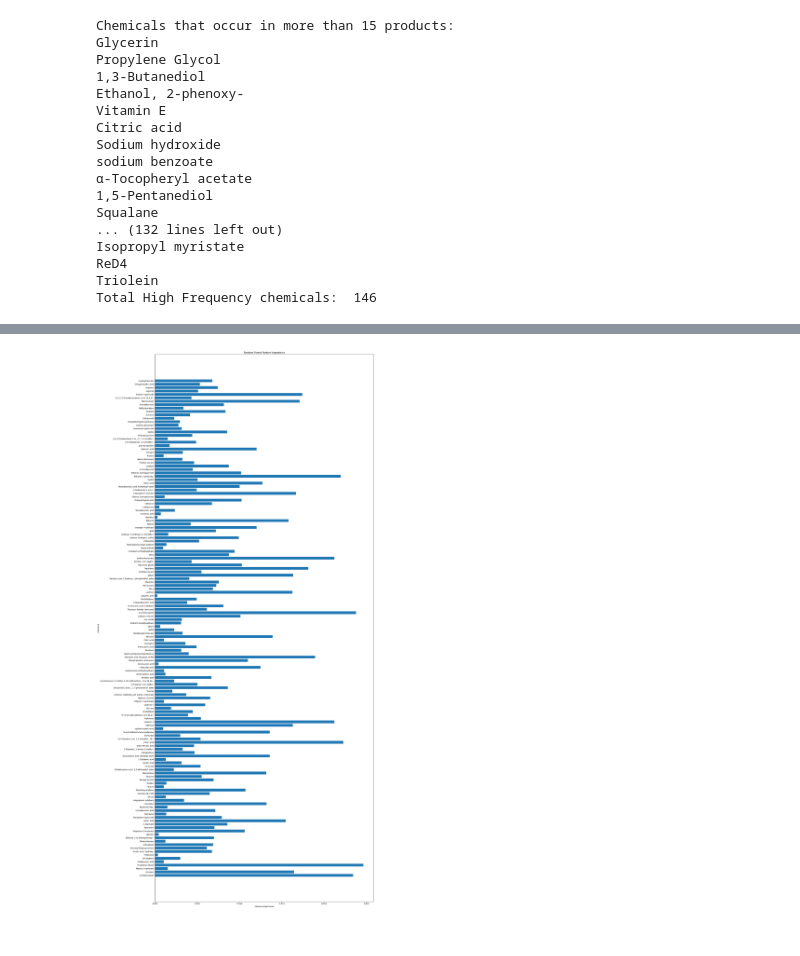
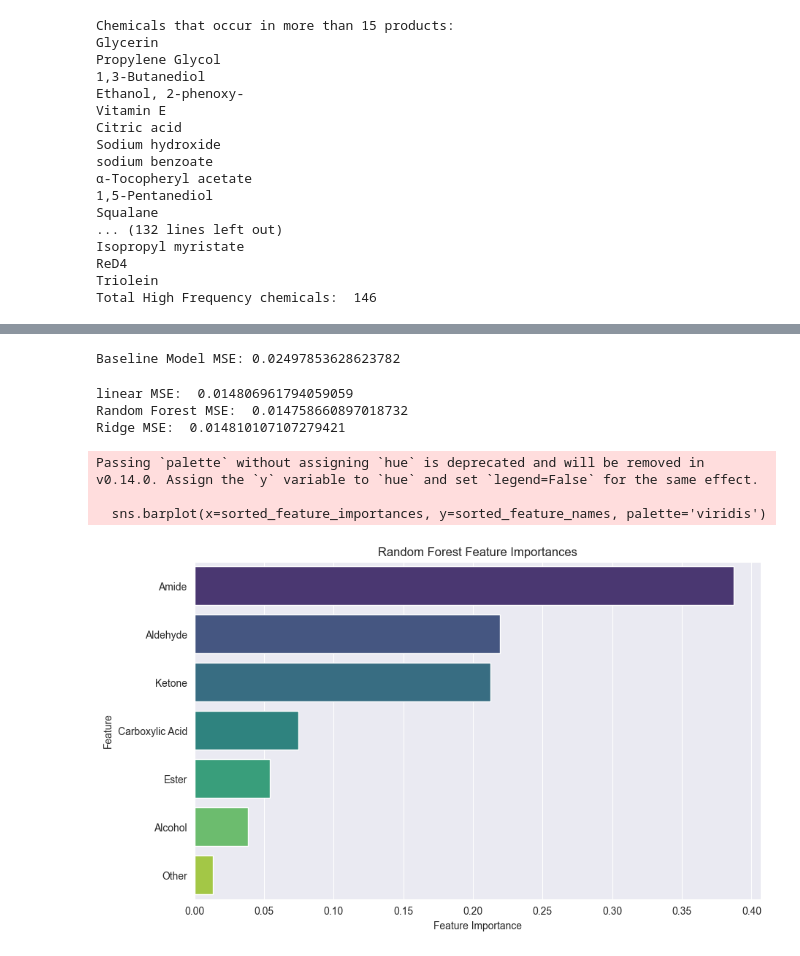
Before and after one commit to mullapudirohith/Sephora-Sentiment-Analysis, a Jupyter notebook: main/DS4B.ipynb, the cells around one changed output, grey strips where cells are left out. Drawn from its saved outputs; the diff is of its cells as text; code cells hidden in the pictures.

Commit message:
Regression+Classification+Model

```diff
--- a/main/DS4B.ipynb
+++ b/main/DS4B.ipynb
@@ -561,16 +548,0 @@ Random Forest Mean Squared Error: 0.019951633733855077
-# %%
-rf_model.fit(X, y)
-
-rf_feature_importances = rf_model.feature_importances_
-feature_names = X.columns
-
-plt.figure(figsize=(20, 40))  # Adjust figure size as needed
-plt.barh(feature_names, rf_feature_importances)
-plt.xlabel('Feature Importance')
-plt.ylabel('Chemical')
-plt.title('Random Forest Feature Importance')
-plt.tight_layout()  # Adjust layout to prevent overlapping labels
-plt.savefig('../data/RF_Feature_Importance.png', dpi=300)  # Save figure with higher resolution
-plt.show()
-# %% [output]
-[figure, removed]
@@ -576,0 +552,62 @@ plt.show()
+# %%
+import numpy as np
+from sklearn.metrics import mean_squared_error
+
+y_25th_percentile = np.percentile(y, 25)
+y_pred_baseline = np.full_like(y, y_25th_percentile)
+mse_baseline = mean_squared_error(y, y_pred_baseline)
+print(f'Baseline Model MSE: {mse_baseline}')
+# %% [output]
+Baseline Model MSE: 0.02497853628623782
+# %%
+from sklearn.model_selection import train_test_split
+from sklearn.linear_model import LinearRegression
+from sklearn.metrics import mean_squared_error
+from sklearn.ensemble import RandomForestRegressor
+from sklearn.linear_model import Ridge
+
+X_train, X_test, y_train, y_test = train_test_split(X, y, test_size=0.1, random_state=42)
+
+models = {}
+y_pred_linear = LinearRegression().fit(X_train, y_train).predict(X_test)
+y_pred_rf = RandomForestRegressor(max_depth=5, max_leaf_nodes=10).fit(X_train, y_train).predict(X_test)
+y_pred_ridge = Ridge(alpha=1.0).fit(X_train, y_train).predict(X_test)
+
+models["linear"] = y_pred_linear
+models["Random Forest"] = y_pred_rf
+models["Ridge"] = y_pred_ridge
+
+for model in models.keys():
+    print(model, "MSE: ",mean_squared_error(y_test, models[model]))
+# %% [output]
+linear MSE:  0.014806961794059059
+Random Forest MSE:  0.014758660897018732
+Ridge MSE:  0.014810107107279421
+# %%
+import matplotlib.pyplot as plt
+import seaborn as sns
+
+
+rf_model = RandomForestRegressor(max_depth=5, max_leaf_nodes=10, random_state=42)
+rf_model.fit(X_train, y_train)
+
+feature_importances = rf_model.feature_importances_
+
+feature_names = X.columns
+
+sorted_indices = feature_importances.argsort()[::-1]
+sorted_feature_importances = feature_importances[sorted_indices]
+sorted_feature_names = feature_names[sorted_indices]
+
+
+plt.figure(figsize=(10, 6))
+sns.barplot(x=sorted_feature_importances, y=sorted_feature_names, palette='viridis')
+plt.xlabel('Feature Importance')
+plt.ylabel('Feature')
+plt.title('Random Forest Feature Importances')
+plt.show()
+# %% [output]
+Passing `palette` without assigning `hue` is deprecated and will be removed in v0.14.0. Assign the `y` variable to `hue` and set `legend=False` for the same effect.
+
+  sns.barplot(x=sorted_feature_importances, y=sorted_feature_names, palette='viridis')
+[figure, added]
```
Also changed, not shown: parts of 28 cells of this notebook, 3 other files.
